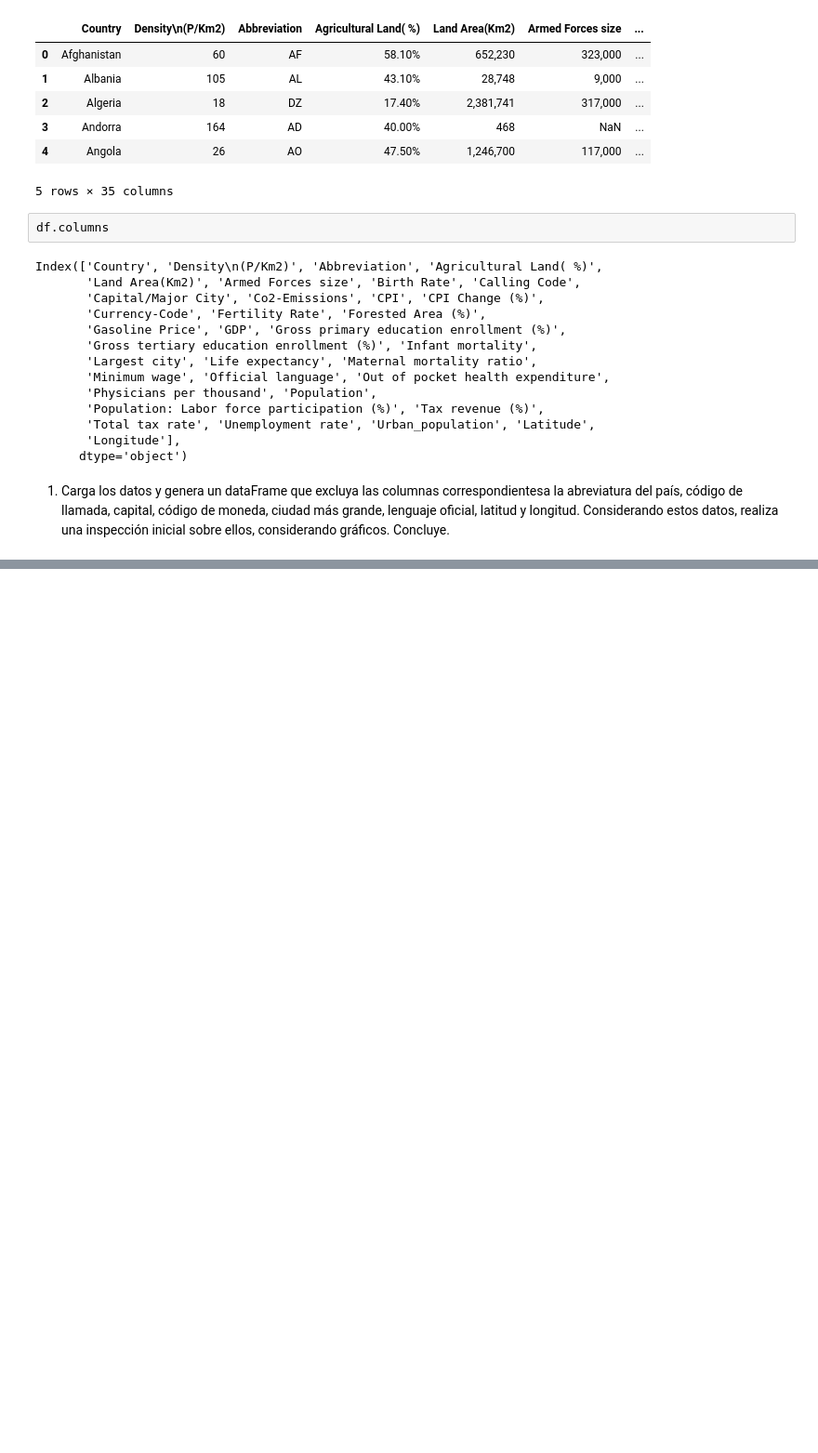
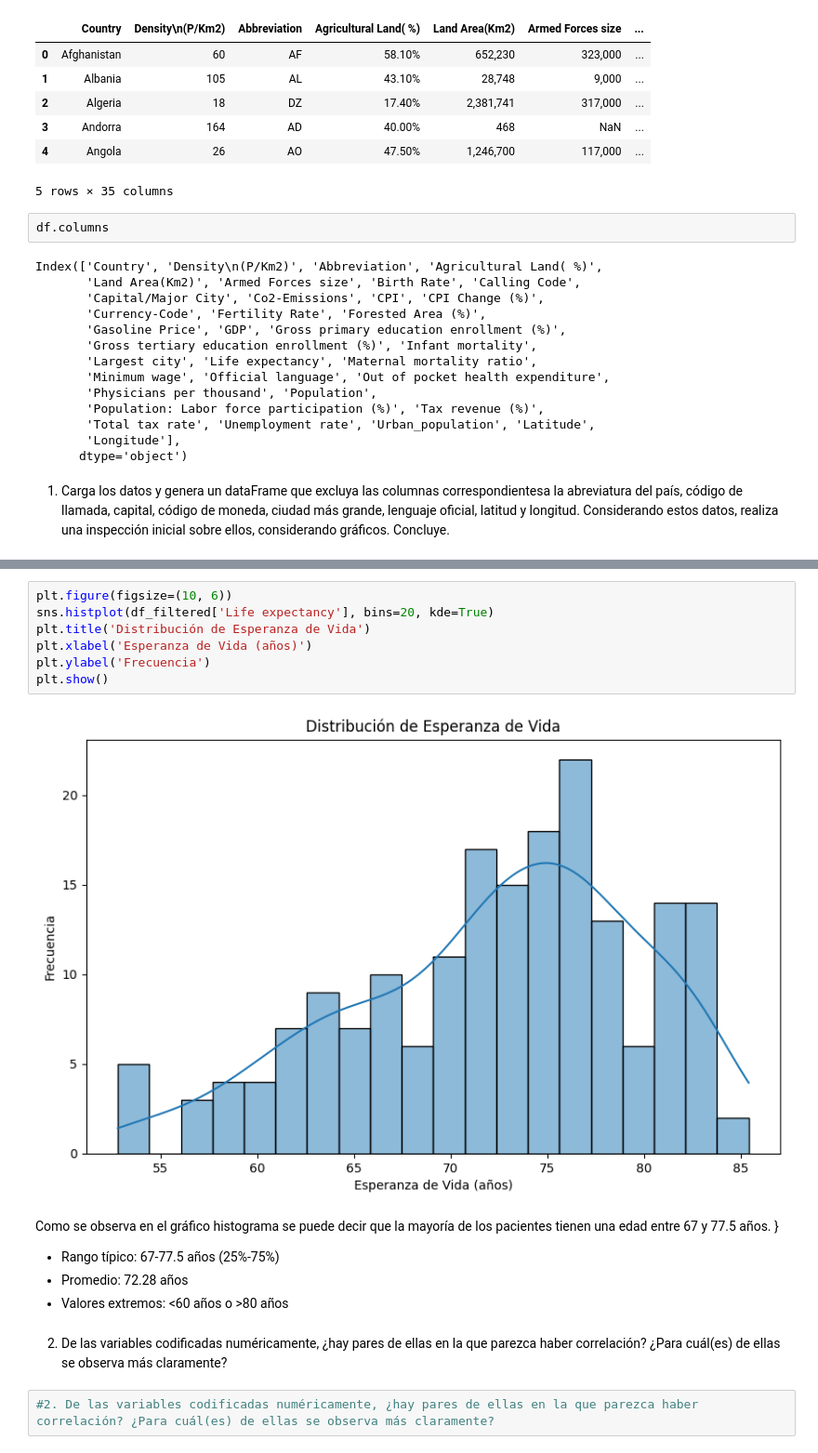
Before and after one commit to drojaslopez/DataScience, a Jupyter notebook: 3 Análisis estadístico con Python (G122)/Desafio/3/Desafio_Preparación_datos_gráficos.ipynb, the cells around one changed output, grey strips where cells are left out. Shown at 93% size. Saved outputs shown, nothing was run; the diff lists cells and outputs as text; blank space fills up the shorter version.

```diff
--- a/3 Análisis estadístico con Python (G122)/Desafio/3/Desafio_Preparación_datos_gráficos.ipynb
+++ b/3 Análisis estadístico con Python (G122)/Desafio/3/Desafio_Preparación_datos_gráficos.ipynb
@@ -78,2 +96,22 @@ plt.show()
+# %%
+plt.figure(figsize=(10, 6))
+sns.histplot(df_filtered['Life expectancy'], bins=20, kde=True)
+plt.title('Distribución de Esperanza de Vida')
+plt.xlabel('Esperanza de Vida (años)')
+plt.ylabel('Frecuencia')
+plt.show()
+# %% [output]
+[figure, added]
+# %% [markdown]
+Como se observa en el gráfico histograma se puede decir que
+la mayoría de los pacientes tienen una edad entre 67 y 77.5 años.
+}
+- Rango típico: 67-77.5 años (25%-75%)
+- Promedio: 72.28 años
+- Valores extremos: <60 años o >80 años
+# %% [markdown]
+2. De las variables codificadas numéricamente, ¿hay pares de ellas en la que parezca haber correlación? ¿Para cuál(es) de ellas se observa más claramente?
+# %%
+#2. De las variables codificadas numéricamente, ¿hay pares de ellas en la que parezca haber correlación? ¿Para cuál(es) de ellas se observa más claramente?
 # %% [markdown]
 
```
Also changed, not shown: parts of 3 cells of this notebook.
